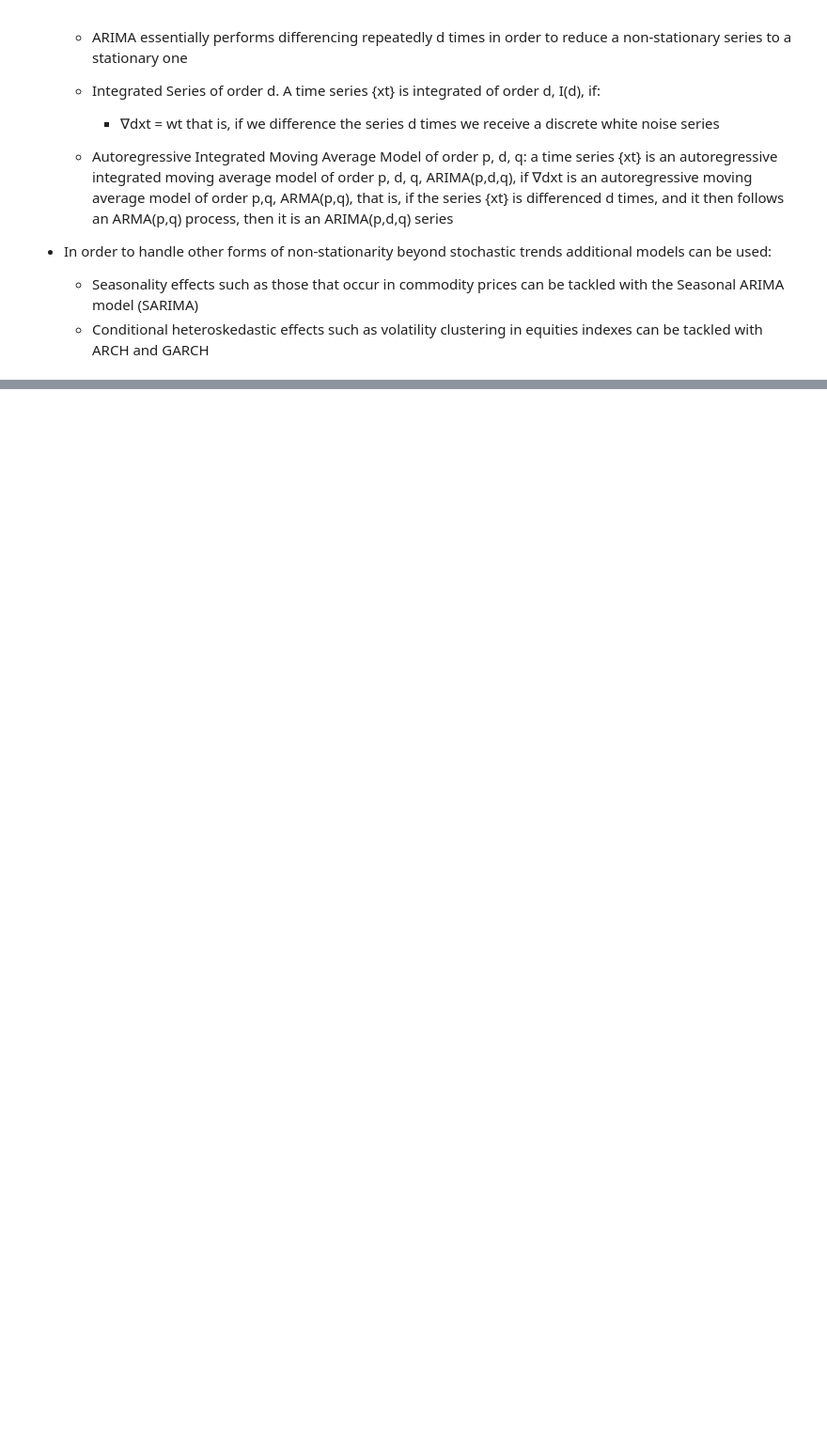
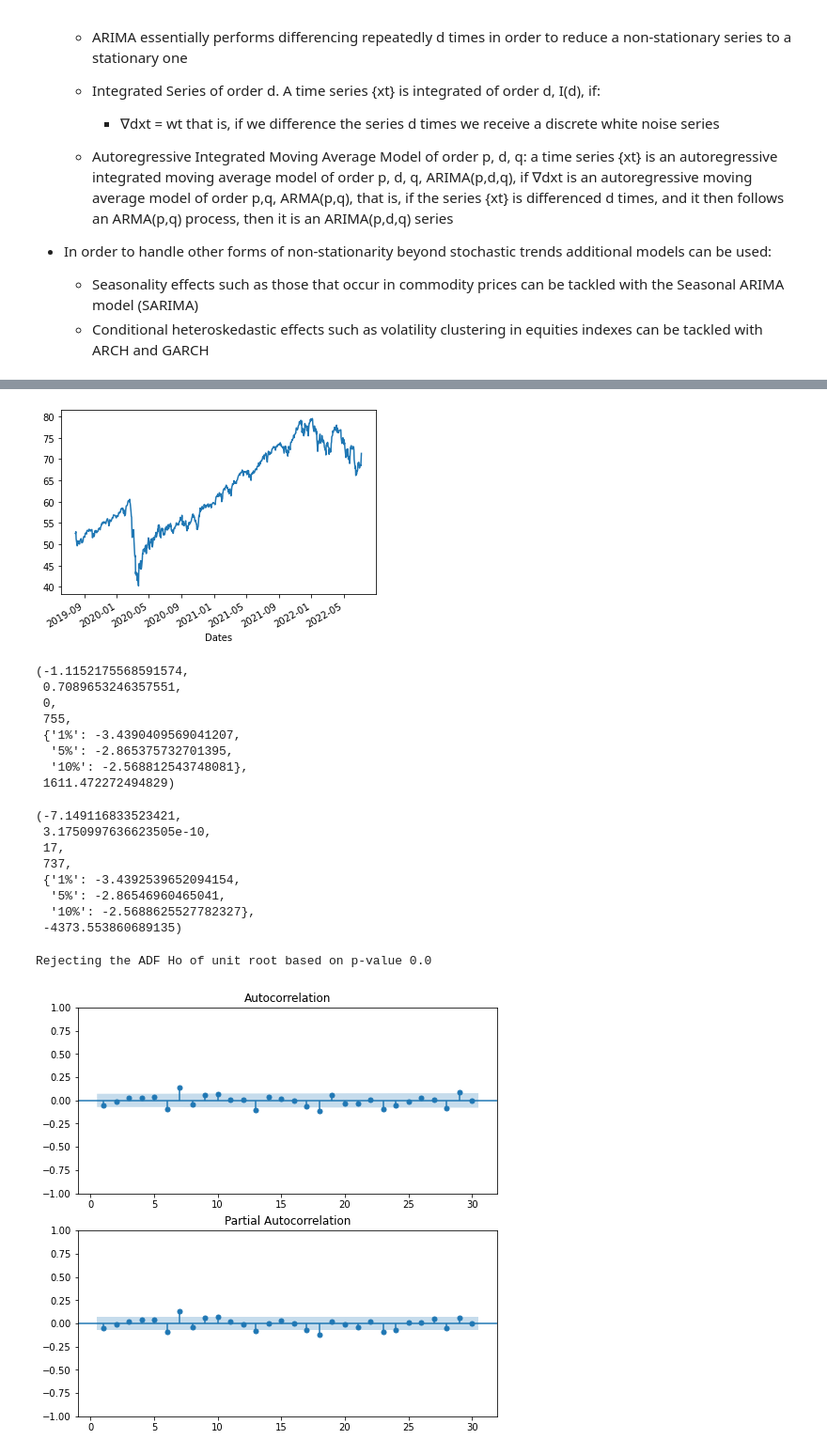
Before and after one commit to bearloop/learning-resources, a Jupyter notebook: 24_time_series_analysis.ipynb, the cells around one changed output, grey strips where cells are left out. Shown: that part at 94% size. Saved outputs shown, nothing was run; the diff lists cells and outputs as text; code cells hidden in the pictures; blank space fills up the shorter version.

```diff
--- a/24_time_series_analysis.ipynb
+++ b/24_time_series_analysis.ipynb
@@ -868,0 +933,79 @@ The AIC for an ARMA(1,1) is:  469.072918924161
+# %%
+# ---------------------------------------------------------------------------- 1. identification
+# Plot series -> non stationary ts (as you're plotting the price)
+swda.SWDA.plot()
+plt.show()
+# Run ADF -> cannot reject the null that there is a unit root
+adf_price = adfuller(swda.SWDA)
+
+
+# take differences (well pct)
+pct_swda = swda.SWDA.pct_change().dropna()
+adf_returns = adfuller(pct_swda)
+display(adf_price, adf_returns)
+print('Rejecting the ADF Ho of unit root based on p-value', round(adf_returns[1],3))
+
+# plot ACF,PCF
+fig, (ax1, ax2) = plt.subplots(2,1, figsize=(8,8))
+plot_acf(pct_swda, lags=30, zero=False, ax=ax1)
+plot_pacf(pct_swda, lags=30, zero=False, ax=ax2, method='ywm')
+plt.show()
+
+
+# train multiple model to evaluate based on AIC, BIC
+results_comb = pd.DataFrame(columns=['Order','AIC','BIC'],index = list(range(1,21)))
+ind = 1
+for p in range(4):
+    for q in range(4):
+        try:
+            # create and fit ARMA(p,q) model | alternative model = ARIMA(swda.SWDA, order=(p,1,q))
+            model = ARIMA(pct_swda, order=(p,0,q))
+            results = model.fit()
+            results_comb.loc[ind,['Order','AIC','BIC']] = [[p,q], results.aic, results.bic]
+
+        except:
+            print('N/A for ', p, q)
+
+        ind += 1
+
+results_comb = results_comb.dropna()
+display(results_comb.sort_values(by=['AIC']).head(5),
+        results_comb.sort_values(by=['BIC']).head(5))
+
+
+# ---------------------------------------------------------------------------- 2. estimation
+# Select and fit model
+model = ARIMA(pct_swda, order=(0,0,1))
+results_swda = model.fit()
+print(results_swda.summary())
+
+# ---------------------------------------------------------------------------- 3. diagnostics
+# Calculate the mean absolute error from residuals
+mae = np.mean(np.abs(results_swda.resid))
+
+# Print mean absolute error
+print(mae)
+
+# Plot diagnostics
+results_swda.plot_diagnostics(figsize=(10,8))
+plt.show()
+# %% [output]
+[figure, added]
+(-1.1152175568591574,
+ 0.7089653246357551,
+ 0,
+ 755,
+ {'1%': -3.4390409569041207,
+  '5%': -2.865375732701395,
+  '10%': -2.568812543748081},
+ 1611.472272494829)
+(-7.149116833523421,
+ 3.1750997636623505e-10,
+ 17,
+ 737,
+ {'1%': -3.4392539652094154,
+  '5%': -2.86546960465041,
+  '10%': -2.5688625527782327},
+ -4373.553860689135)
+Rejecting the ADF Ho of unit root based on p-value 0.0
+[figure, added]
```
Also changed, not shown: parts of 26 cells of this notebook, 2 other files.
